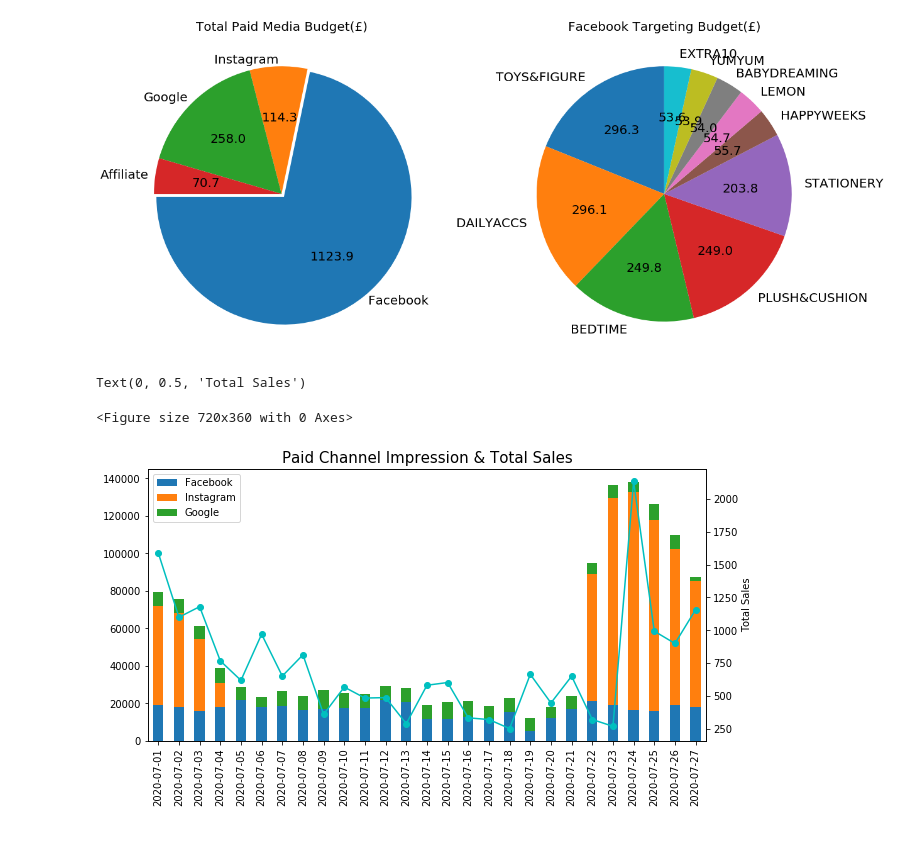
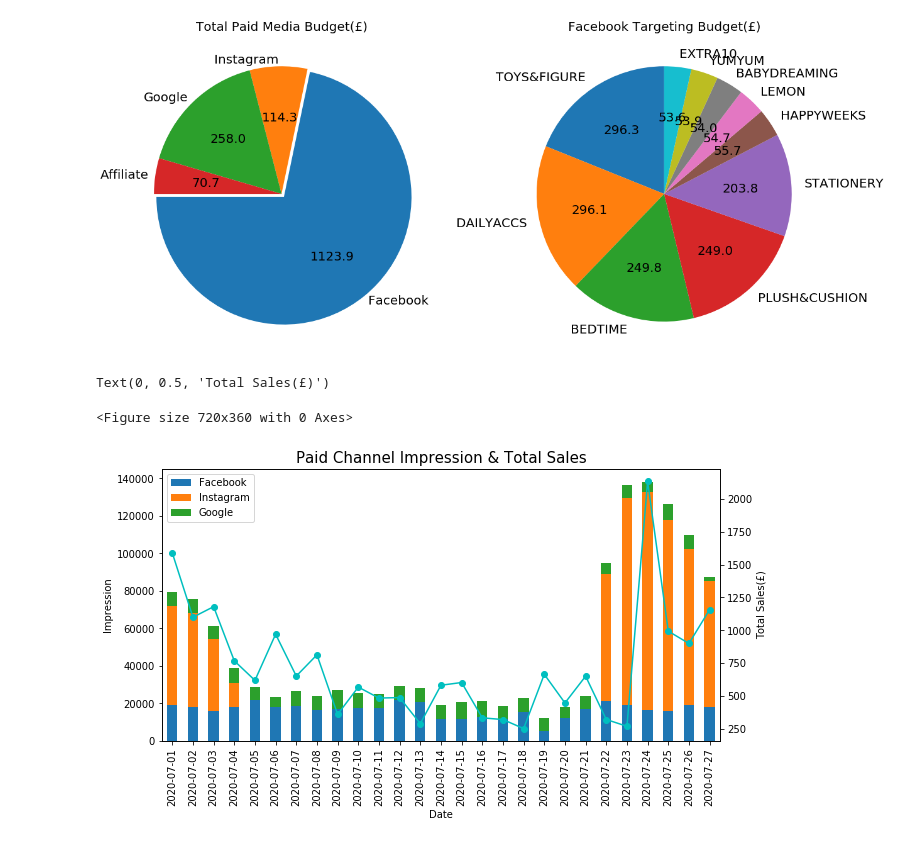
Before and after one commit to JoannaKang/kakao-commerce-data-analysis, a Jupyter notebook: Kakao_dashboard_Shopify.ipynb, the cells around one changed output. Cells and saved outputs as stored; diff of their text form; code cells hidden in the pictures.

Commit message:
graph update

```diff
--- a/Kakao_dashboard_Shopify.ipynb
+++ b/Kakao_dashboard_Shopify.ipynb
@@ -471,20 +471,21 @@ Text(0.5, 1.0, 'Facebook Targeting Budget(£)')
 # %%
 import matplotlib.pyplot as plt
 from matplotlib import rc
 
 plt.rcParams['figure.figsize'] = (10, 5)
 
 fig = plt.figure()
 ax = total_daily_impression.plot.bar(stacked=True)
 
 ax2 = ax.twinx()
 ax2.plot(daily_sales['total_sales'].values, marker = 'o', linestyle = '-', color='c')
 
 
 plt.title('Paid Channel Impression & Total Sales', fontsize=15)
-plt.xlabel('Day', fontsize=10)
-plt.ylabel('Total Sales', fontsize=10)
+ax.set_xlabel('Date', fontsize=10)
+ax.set_ylabel('Impression', fontsize =10)
+ax2.set_ylabel('Total Sales(£)', fontsize= 10)
 # %% [output]
-Text(0, 0.5, 'Total Sales')
+Text(0, 0.5, 'Total Sales(£)')
 <Figure size 720x360 with 0 Axes>
-[figure, old version]
+[figure, new version]
```
